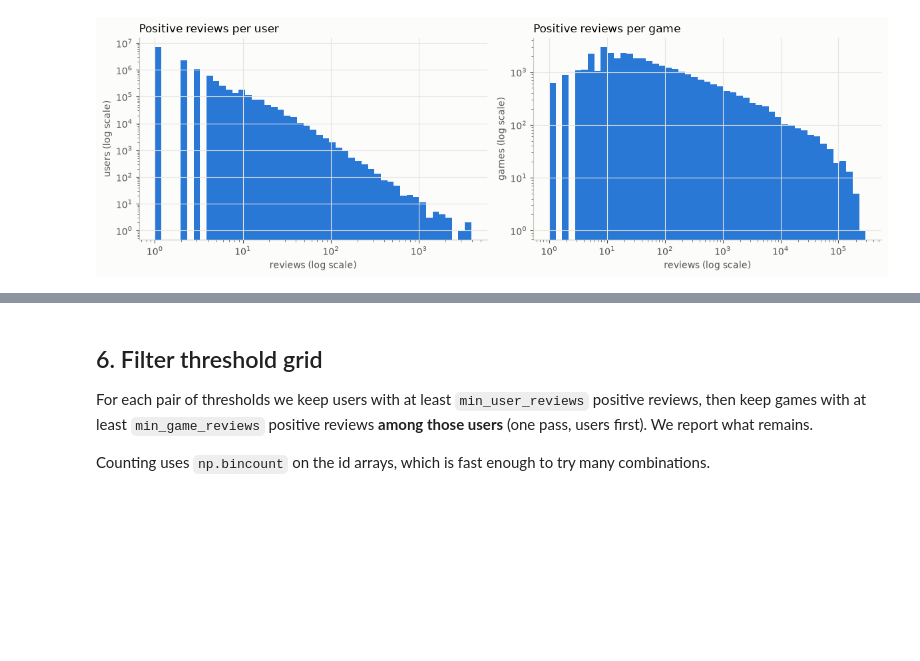
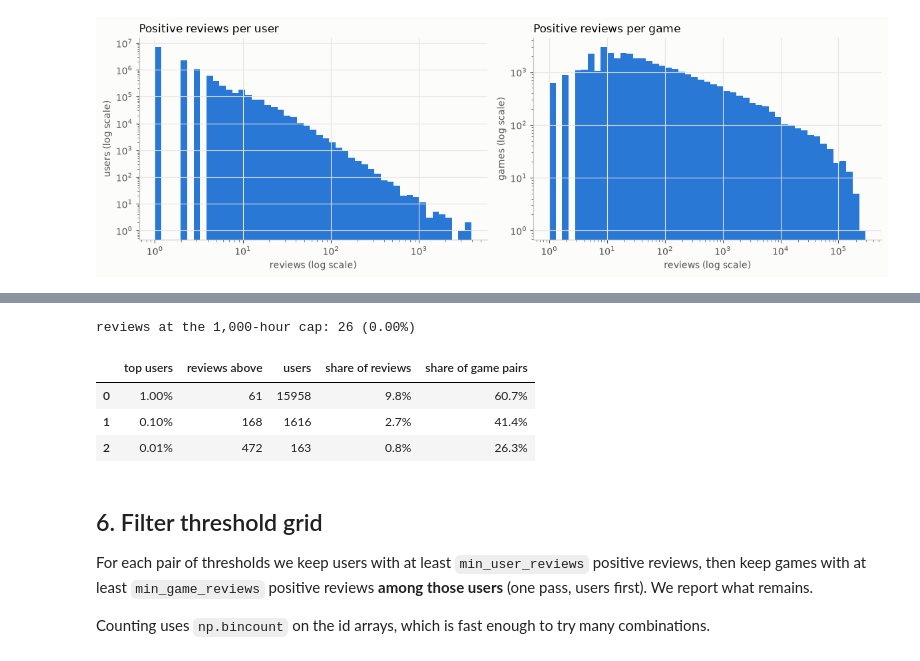
Before and after one commit to An1sh-R/Hybrid-Game-Recommender-v3, a Jupyter notebook: notebooks/01_eda.ipynb, the cells around one changed output, grey strips where cells are left out. Saved outputs shown, nothing was run; the diff lists cells and outputs as text; code cells hidden in the pictures; blank space fills up the shorter version.

Commit message:
Check outliers in the EDA and drop heavy users from training

```diff
--- a/notebooks/01_eda.ipynb
+++ b/notebooks/01_eda.ipynb
@@ -305,3 +313,35 @@ plt.show()
+# %%
+at_cap = recommendations["hours"] >= 1000
+print(f"reviews at the 1,000-hour cap: {at_cap.sum():,} ({at_cap.mean():.2%})")
+# %% [output]
+reviews at the 1,000-hour cap: 26 (0.00%)
+# %%
+active_counts = reviews_per_user[reviews_per_user >= 5]  # users kept by our filter
+
+# pairs of liked games each user contributes: n * (n - 1) / 2
+pairs_per_user = active_counts.astype("int64") * (active_counts - 1) // 2
+total_pairs = pairs_per_user.sum()
+total_reviews = active_counts.sum()
+
+rows = []
+for percentile in [0.99, 0.999, 0.9999]:
+    cutoff = active_counts.quantile(percentile)
+    is_heavy = active_counts > cutoff
+    rows.append({
+        "top users": f"{1 - percentile:.2%}",
+        "reviews above": int(cutoff),
+        "users": int(is_heavy.sum()),
+        "share of reviews": active_counts[is_heavy].sum() / total_reviews,
+        "share of game pairs": pairs_per_user[is_heavy].sum() / total_pairs,
+    })
+
+super_users = pd.DataFrame(rows)
+super_users.style.format({"share of reviews": "{:.1%}", "share of game pairs": "{:.1%}"})
+# %% [output]
+|  | top users | reviews above | users | share of reviews | share of game pairs |
+| 0 | 1.00% | 61 | 15958 | 9.8% | 60.7% |
+| 1 | 0.10% | 168 | 1616 | 2.7% | 41.4% |
+| 2 | 0.01% | 472 | 163 | 0.8% | 26.3% |
 # %% [markdown]
 ## 6. Filter threshold grid
 
```
Also changed, not shown: parts of 2 cells of this notebook, 1 other file.
